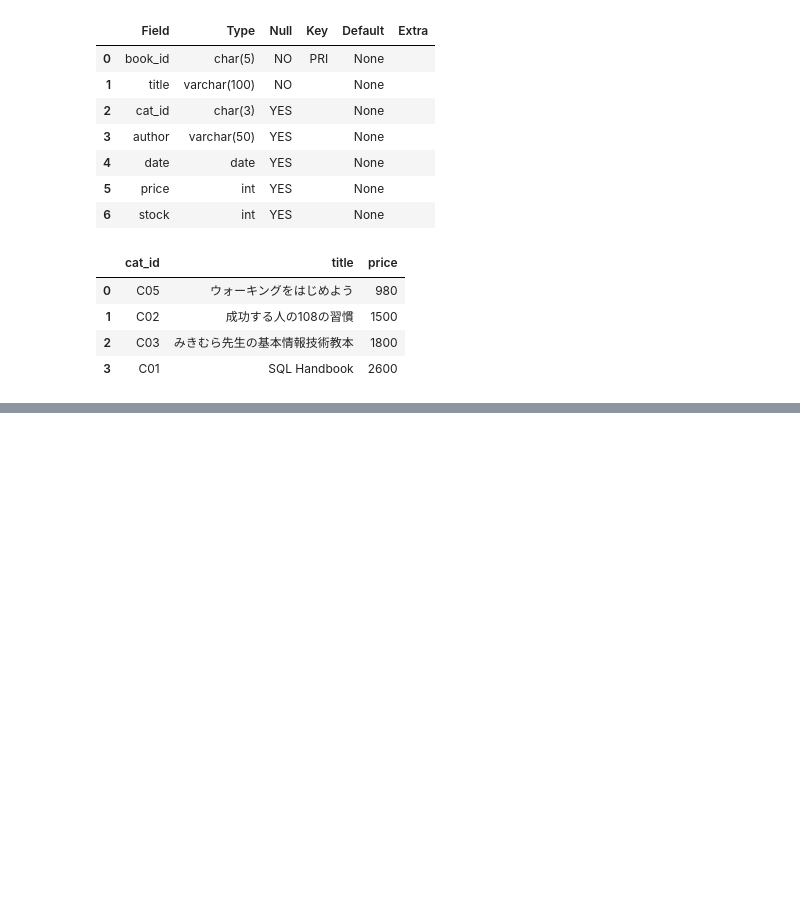
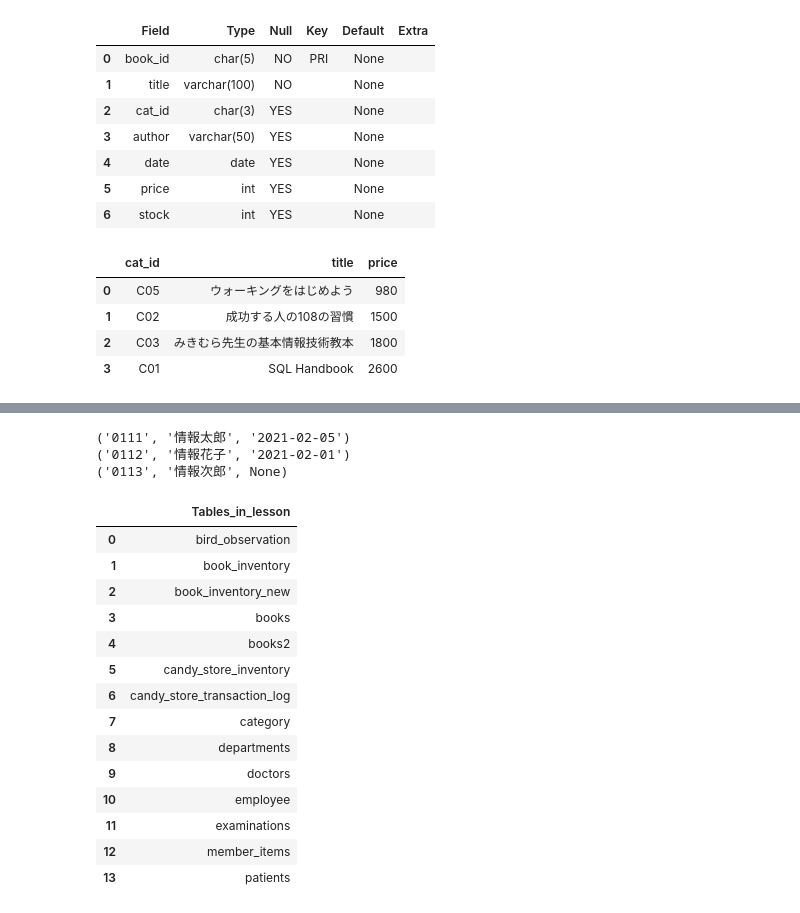
Before and after one commit to phonon-py/DatabaseSpecialistStudy, a Jupyter notebook: lesson_mysql.ipynb, the cells around one changed output, grey strips where cells are left out. Cells and saved outputs as stored; diff of their text form; code cells hidden in the pictures; blank space fills up the shorter version.

```diff
--- a/lesson_mysql.ipynb
+++ b/lesson_mysql.ipynb
@@ -2396,0 +2466,78 @@ execute_query_to_dataframe(query, engine)
+# %%
+# テーブル作成（row_numberをrow_idに変更）
+create_table_sql = """
+CREATE TABLE IF NOT EXISTS member_items (
+    row_id INT PRIMARY KEY,
+    member_id VARCHAR(10),
+    item_name VARCHAR(50),
+    item_value VARCHAR(50)
+);
+"""
+
+# データ挿入（row_numberをrow_idに変更）
+insert_data_sql = """
+INSERT INTO member_items (row_id, member_id, item_name, item_value)
+VALUES
+    (1, '0111', '会員名', '情報太郎'),
+    (2, '0111', '最終購入年月日', '2021-02-05'),
+    (3, '0112', '会員名', '情報花子'),
+    (4, '0112', '最終購入年月日', '2021-01-30'),
+    (5, '0112', '最終購入年月日', '2021-02-01'),
+    (6, '0113', '会員名', '情報次郎');
+"""
+
+# メインクエリ（row_numberをrow_idに変更）
+main_query_sql = """
+SELECT member_id,
+       MAX(CASE WHEN item_name = '会員名' THEN item_value END) AS member_name,
+       MAX(CASE WHEN item_name = '最終購入年月日' THEN item_value END) AS last_purchase_date
+FROM (
+    SELECT member_id, item_name, item_value
+    FROM member_items
+    WHERE row_id IN (
+        SELECT MAX(row_id)
+        FROM member_items
+        GROUP BY member_id, item_name
+    )
+) T
+GROUP BY member_id
+ORDER BY member_id;
+"""
+
+with engine.connect() as connection:
+    # テーブル作成
+    connection.execute(text(create_table_sql))
+    connection.commit()
+
+    # データ挿入
+    connection.execute(text(insert_data_sql))
+    connection.commit()
+
+    # メインクエリ実行
+    result = connection.execute(text(main_query_sql))
+
+    # 結果表示
+    for row in result:
+        print(row)
+# %% [output]
+('0111', '情報太郎', '2021-02-05')
+('0112', '情報花子', '2021-02-01')
+('0113', '情報次郎', None)
+# %%
+execute_query_to_dataframe('SHOW TABLES;', engine)
+# %% [output]
+|  | Tables_in_lesson |
+| 0 | bird_observation |
+| 1 | book_inventory |
+| 2 | book_inventory_new |
+| 3 | books |
+| 4 | books2 |
+| 5 | candy_store_inventory |
+| 6 | candy_store_transaction_log |
+| 7 | category |
+| 8 | departments |
+| 9 | doctors |
+| 10 | employee |
+| 11 | examinations |
+| 12 | member_items |
+| 13 | patients |
```
Also changed, not shown: parts of 24 cells of this notebook, 2 other files.
